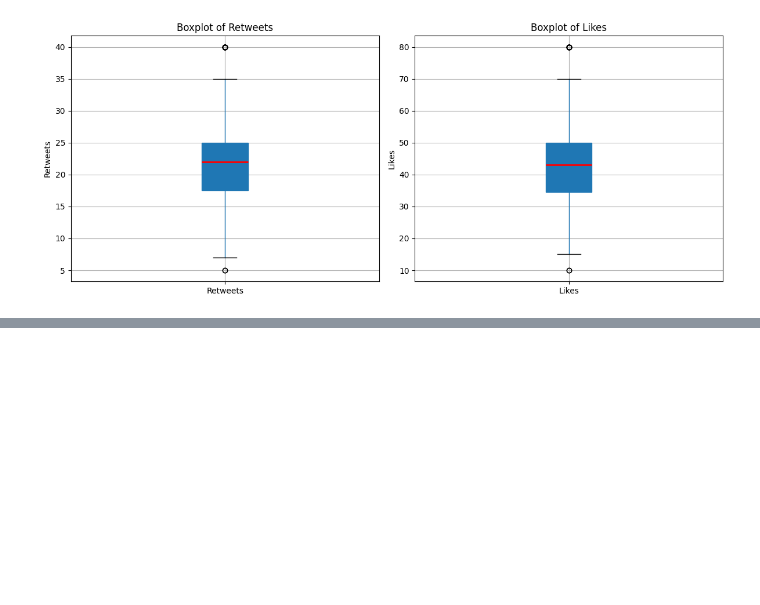
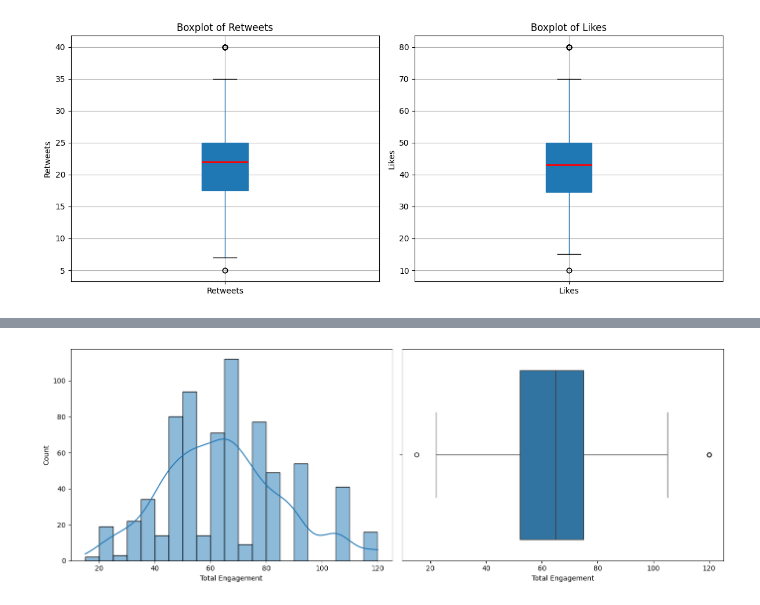
Before and after one commit to euiedavid/social-media-sentiments-analysis, a Jupyter notebook: notebook/social_media_sentiments_eda.ipynb, the cells around one changed output, grey strips where cells are left out. Saved outputs shown, nothing was run; the diff lists cells and outputs as text; code cells hidden in the pictures; blank space fills up the shorter version.

Commit message:
notebook: concluded engagement metrics analysis and outlier investigation

```diff
--- a/notebook/social_media_sentiments_eda.ipynb
+++ b/notebook/social_media_sentiments_eda.ipynb
@@ -389,3 +399,9 @@ plt.tight_layout()
 plt.show()
 # %% [output]
 [figure]
+# %%
+# create a new column combining likes and retweets
+data['Total Engagement'] = data['Likes'] + data['Retweets']
+
+# inspect new column
+data.head()
@@ -391,0 +451,10 @@ plt.show()
+# %%
+fig, axes = plt.subplots(1, 2, figsize=(14, 5))
+
+sns.histplot(data=data, x='Total Engagement', kde=True, ax=axes[0])
+sns.boxplot(data=data, x='Total Engagement', ax=axes[1])
+
+plt.tight_layout()
+plt.show()
+# %% [output]
+[figure, added]
```
Also changed, not shown: parts of 6 cells of this notebook.
